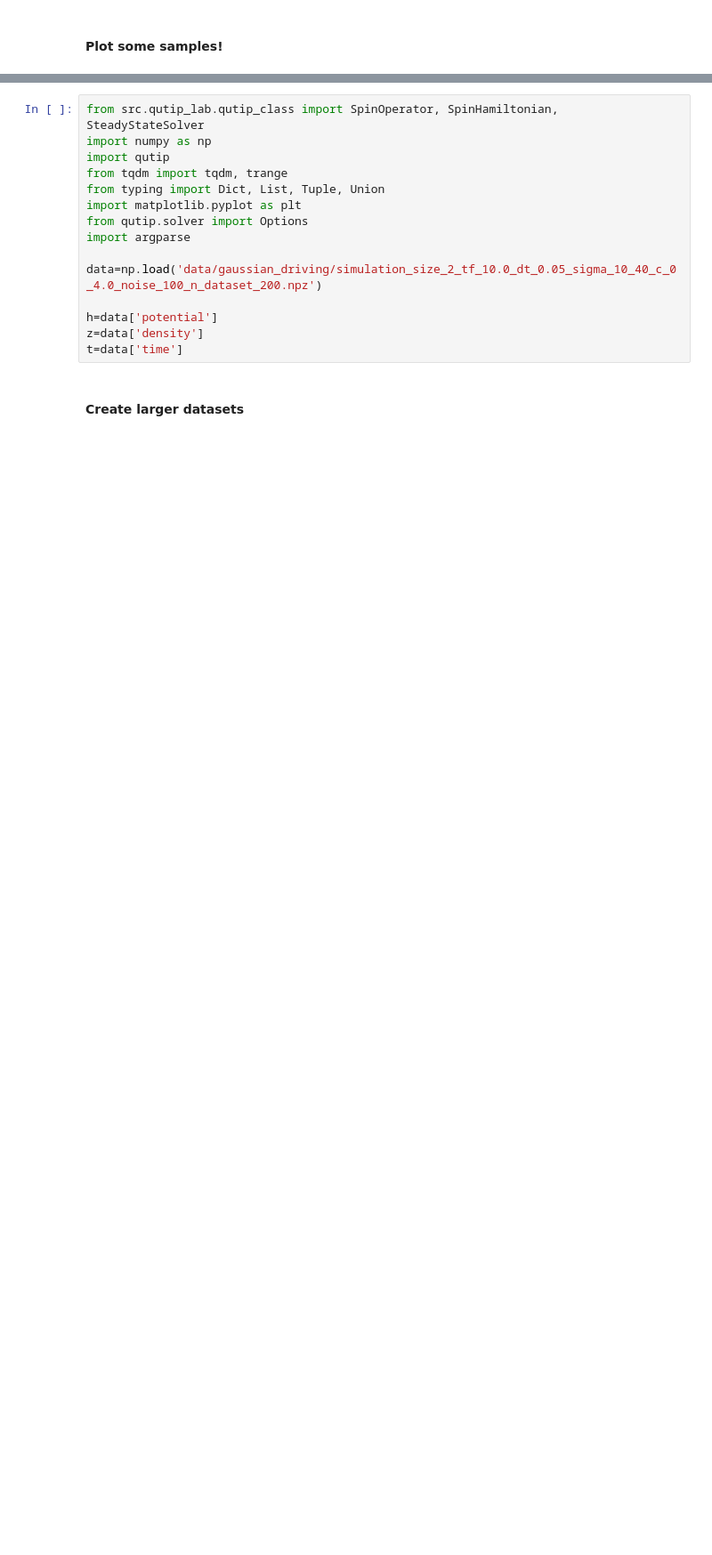
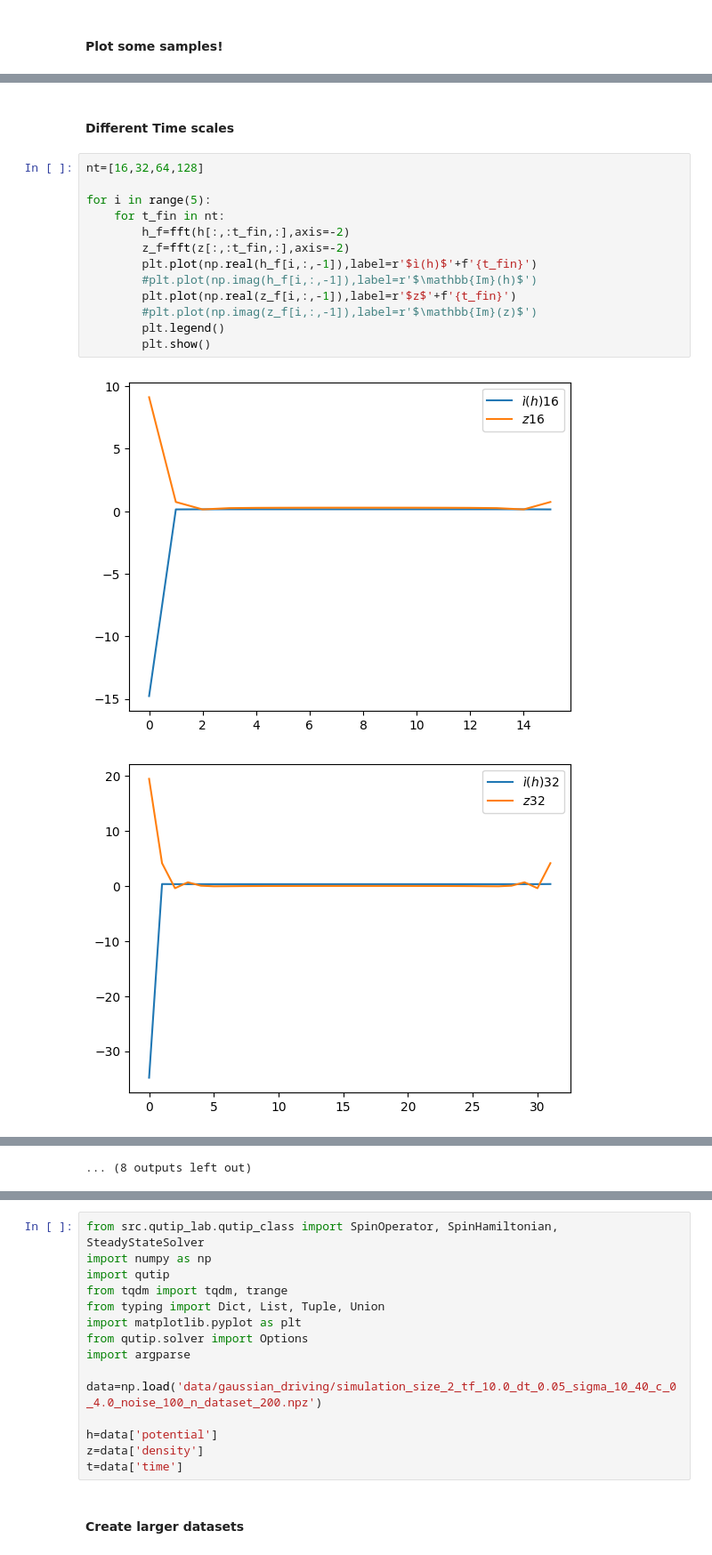
Before and after one commit to emacosta95/DL-VLM, a Jupyter notebook: qutip_dataset_testing.ipynb, the cells around one changed output, grey strips where cells are left out. Shown at 89% size. Cells and saved outputs as stored; diff of their text form; blank space fills up the shorter version.

```diff
--- a/qutip_dataset_testing.ipynb
+++ b/qutip_dataset_testing.ipynb
@@ -81,0 +51,18 @@ for i in range(5):
+# %% [markdown]
+#### Different Time scales
+# %%
+nt=[16,32,64,128]
+
+for i in range(5):
+    for t_fin in nt:
+        h_f=fft(h[:,:t_fin,:],axis=-2)
+        z_f=fft(z[:,:t_fin,:],axis=-2)
+        plt.plot(np.real(h_f[i,:,-1]),label=r'$ì(h)$'+f'{t_fin}')
+        #plt.plot(np.imag(h_f[i,:,-1]),label=r'$\mathbb{Im}(h)$')
+        plt.plot(np.real(z_f[i,:,-1]),label=r'$z$'+f'{t_fin}')
+        #plt.plot(np.imag(z_f[i,:,-1]),label=r'$\mathbb{Im}(z)$')
+        plt.legend()
+        plt.show()
+# %% [output]
+[figure, added]
+[figure, added]
@@ -81,0 +79 @@ for i in range(5):
+... (8 outputs left out)
```
Also changed, not shown: parts of 15 cells of this notebook, 12 other files.
